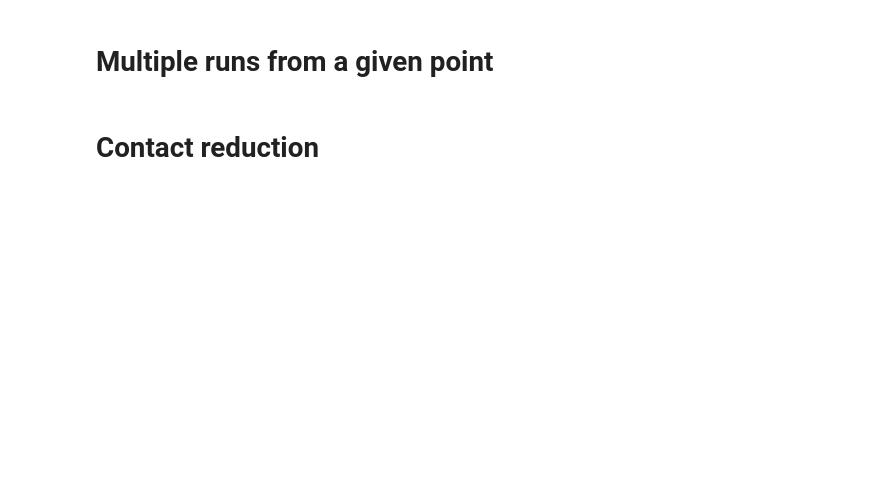
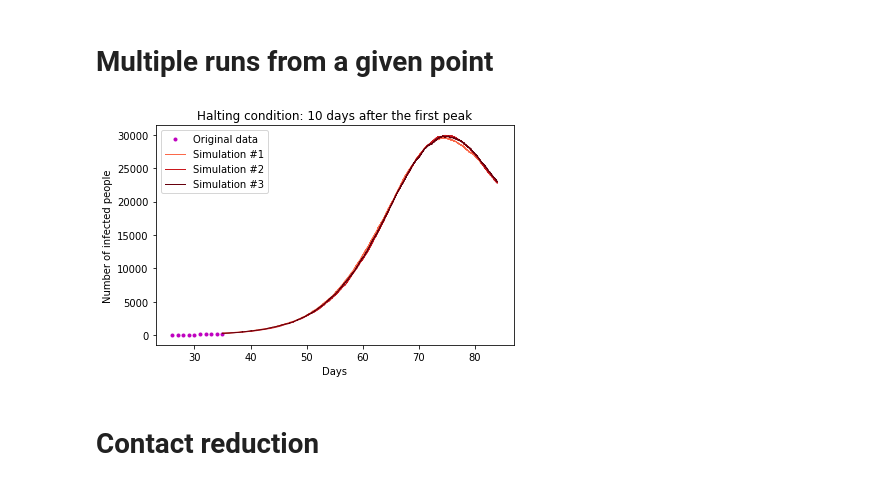
Before and after one commit to zsvizi/propensity-matrix-epidemics, a Jupyter notebook: demo.ipynb, the cells around one changed output. Saved outputs shown, nothing was run; the diff lists cells and outputs as text; code cells hidden in the pictures; blank space fills up the shorter version.

```diff
--- a/demo.ipynb
+++ b/demo.ipynb
@@ -90,19 +93,22 @@ for t in range(1,len(i_time_series)):
 # %%
 fig, ax = plt.subplots()
 aggregated = np.sum(sim_original.state_var, axis=2)
 ax.plot(days, day_i, "m.", linewidth=2, label="Original data")
 
 color = cm.Reds(0.5+np.linspace(0, 0.5, len(ts_list)))
 for i, c in zip(range(len(ts_list)), color):
     ax.plot(sim_original.time_series[time]+np.array(ts_list[i]), i_list[i],
             color=c, linewidth=1, label="Simulation #"+str(i+1))
 plt.xlabel("Days")
 plt.ylabel("Number of infected people")
 plt.title("Halting condition: 10 days after the first peak")
 plt.legend()
 plt.tight_layout()
-plt.savefig("stop_after_peak.pdf",dpi=300)
+os.makedirs('./plots', exist_ok=True)
+plt.savefig("./plots/stop_after_peak.pdf",dpi=300)
 plt.show()
+# %% [output]
+[figure, added]
 # %% [markdown]
 # Contact reduction
 # %%
```
Also changed, not shown: parts of 24 cells of this notebook, 2 other files.
